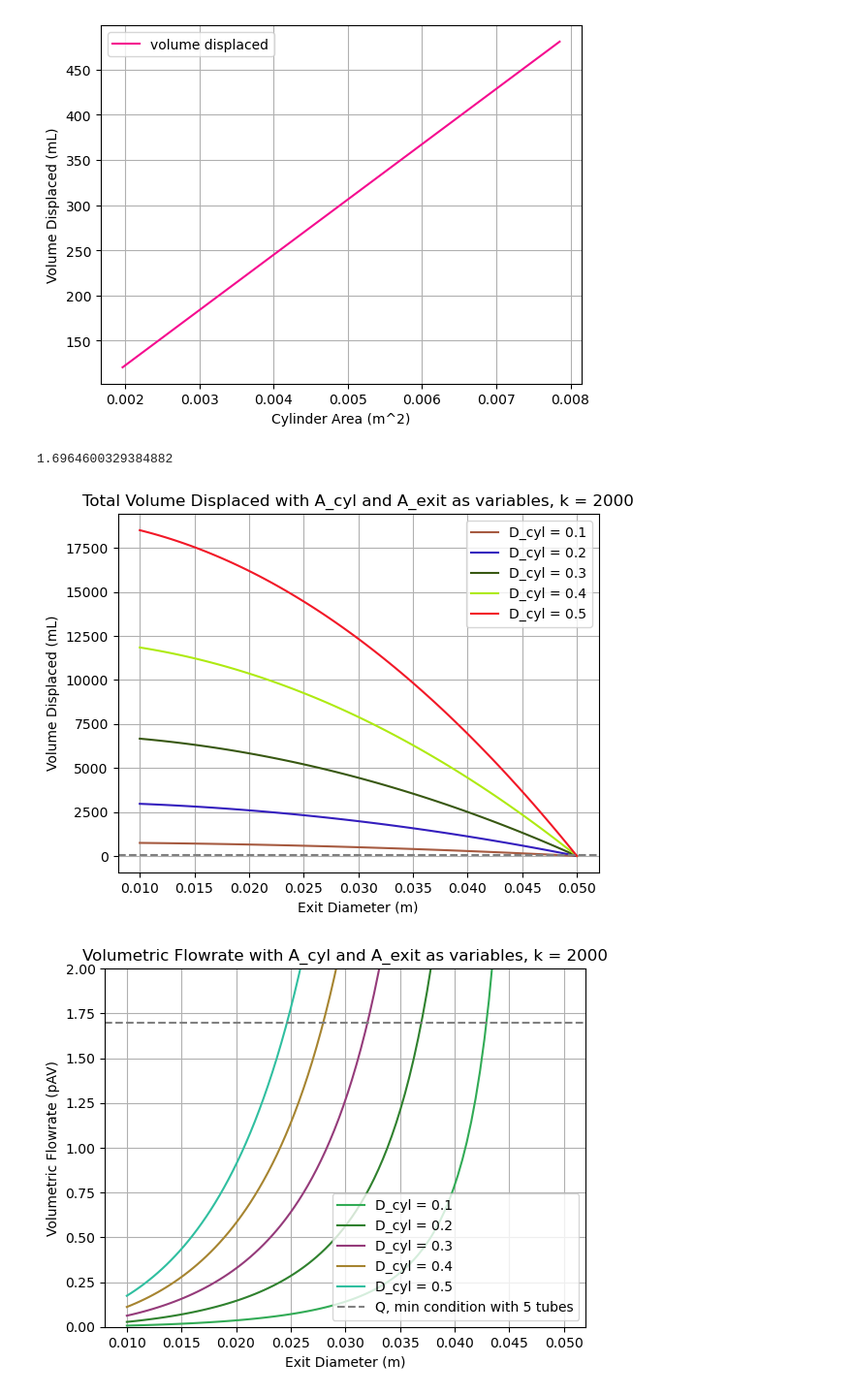
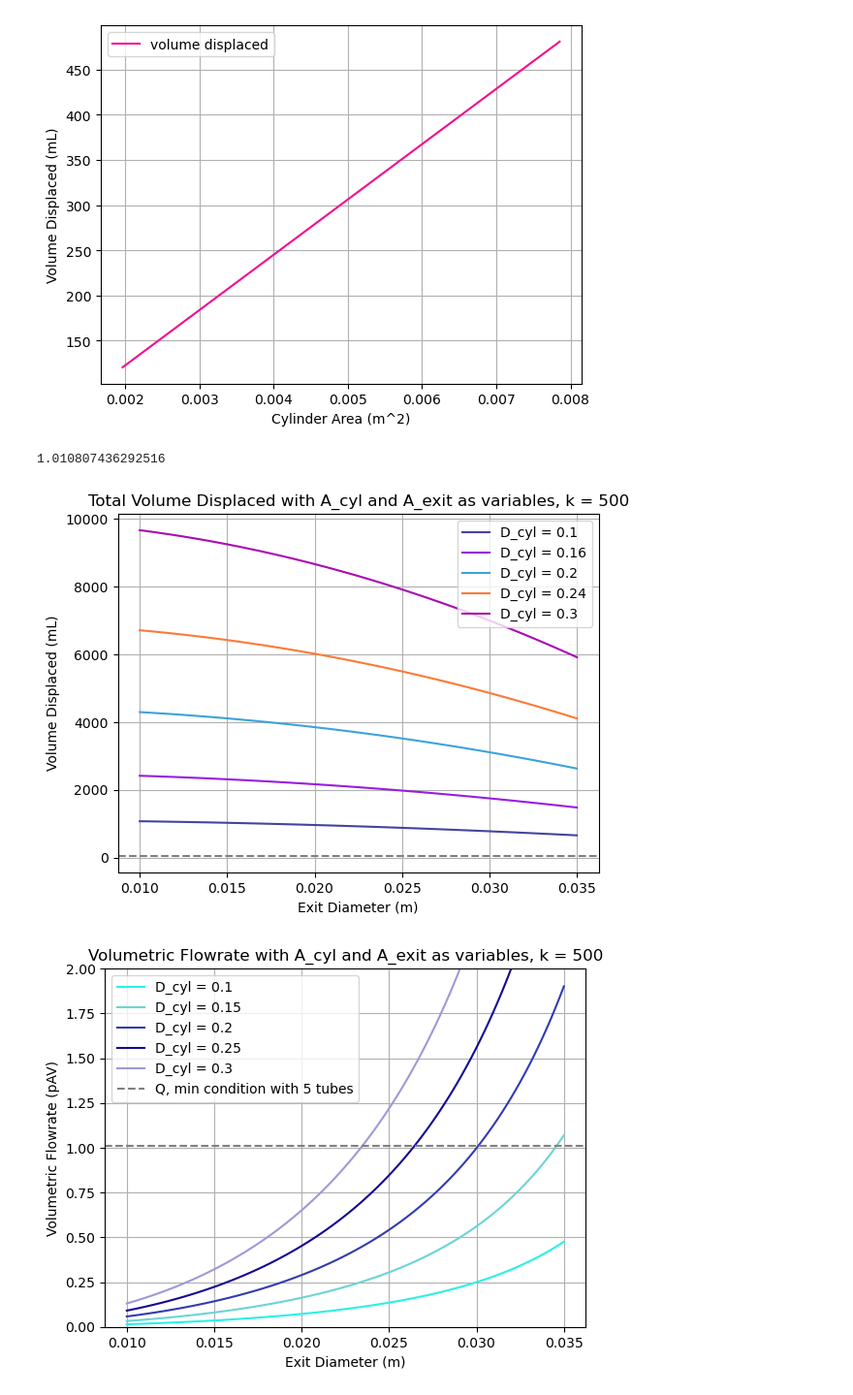
Before and after one commit to keroshanpillay/WeSuckOnWounds, a Jupyter notebook: retro_init_calcs.ipynb, the cells around one changed output. Shown at 97% size. Saved outputs shown, nothing was run; the diff lists cells and outputs as text; code cells hidden in the pictures.

```diff
--- a/retro_init_calcs.ipynb
+++ b/retro_init_calcs.ipynb
@@ -52,20 +53,20 @@ plt.grid()
 # %%
 #Pressure needed at syringe exit
 
-p_min = 100000
+p_min = 30000
 p_max = 200000
 
 
 #Spring
-k = 2000
+k = 500
 x = np.linspace(0, 0.1, 100) #0.1 meter syringe pullback
 
 #Syringe Details
-r = 0.4/2 #m
+r = 0.2/2 #m
 A_cyl_body = np.pi * r**2 #m^2
 
 #Exit conditions
-r_exit = 0.0275/2 #m
+r_exit = 0.025/2 #m
 A_exit = np.pi * r_exit**2 #m^2
 f_min = p_min * A_exit
 f_max = p_max * A_exit
@@ -97,9 +98,9 @@ fig, ax = plt.subplots()
 F_spring = k * x
 ax.plot(x, F_spring, label='k = '+str(k)+'N/m',c=np.random.rand(3,))
 ax.fill_between(x, f_min, F_spring,(F_spring>f_min)&(F_spring<=f_vac), color='blue', alpha=.2)
-ax.axhline(y=f_min, color='grey', linestyle='--', label='F_exit_min = '+str(p_min)+'Pa * A_exit'+' = '+str(round(f_min,2))+'N')
+ax.axhline(y=f_min, color='grey', linestyle='--', label='F_exit = '+str(p_min)+'Pa * A_exit'+' = '+str(round(f_min,1))+'N')
 #ax.axhline(y=f_max, color='black', linestyle='--', label='F_exit_max = '+str(p_max)+'Pa * A_exit' +' = '+str(round(f_max,2))+'N')
-ax.axhline(y=f_vac, color='green', linestyle='--', label='F_vac = '+str(round(f_vac,2))+'N')
+ax.axhline(y=f_vac, color='green', linestyle='--', label='F_vac = '+str(round(f_vac,1))+'N')
 plt.xlabel('Syringe Pullback (m)')
 plt.ylabel('Force (N)')
 plt.title('Force vs Syringe Pullback (Spring). Cylinder D = '+str(round(r*2*100,2))+'cm. Exit D = '+str(round(2*r_exit*100,2))+'cm')
@@ -161,20 +162,20 @@ deltaT = (0.5*k*(x_max-x_min)**2)/f_vac
 # %%
 #Pressure needed at syringe exit
 
-p_min = 100000
+p_min = 30000
 p_max = 100000
 
 
 #Spring
-k = 2000
+k = 500
 x = np.linspace(0, 0.1, 100) #0.1 meter syringe pullback
 
 #Syringe Details
-r = np.linspace(0.1,0.5,5)/2 #m
+r = np.linspace(0.1,0.3,5)/2 #m
 A_cyl_body = np.pi * r**2 #m^2
 
 #Exit conditions
-r_exit = np.linspace(0.01,0.05,100)/2 #m
+r_exit = np.linspace(0.01,0.035,100)/2 #m
 A_exit = np.pi * r_exit**2 #m^2
 f_min = p_min * A_exit
 f_max = p_max * A_exit
@@ -187,11 +188,11 @@ x_max = f_vac/k
 
 p_vac = 1000 #Pa
 
-rho_saline = 1000
+rho_saline = 1100
 
-v_flesh = 12
+v_flesh = 6.5
 n_tubes = 5
-Q_min = v_flesh * np.pi * 0.003**2 * rho_saline * 5
+Q_min = v_flesh * np.pi * 0.003**2 * rho_saline * n_tubes
 
 
 
@@ -206,36 +207,36 @@ for A_cyl_body in A_cyl_body:
     deltaT = (0.5*k*(x_max-x_min)**2)/f_vac
     v_ave = max(x)/(deltaT)
     Q = v_ave*A_exit*rho_saline
-    ax2.plot(2*np.sqrt(A_exit/np.pi), Q,label = 'D_cyl = '+str(round(2*np.sqrt(A_cyl_body/np.pi),3)), c=np.random.rand(3,))
+    ax2.plot(2*np.sqrt(A_exit/np.pi), Q,label = 'D_cyl = '+str(round(2*np.sqrt(A_cyl_body/np.pi),2)), c=np.random.rand(3,))
 
     volume_displaced = A_cyl_body*(x_max-x_min)*10**6 #mL
-    ax.plot(2*np.sqrt(A_exit/np.pi), volume_displaced, label = 'D_cyl = '+str(2*round(np.sqrt(A_cyl_body/np.pi),3)), c=np.random.rand(3,))
+    ax.plot(2*np.sqrt(A_exit/np.pi), volume_displaced, label = 'D_cyl = '+str(2*round(np.sqrt(A_cyl_body/np.pi),2)), c=np.random.rand(3,))
     ax.legend()
 
 
 ax.set_xlabel('Exit Diameter (m)')
 ax.set_ylabel('Volume Displaced (mL)')
 ax.axhline(y=50, color='grey', linestyle='--', label='50mL, min condition')
 ax.set_title('Total Volume Displaced with A_cyl and A_exit as variables, k = '+str(k))
 
 
 ax.grid()
 
 
 ax2.set_xlabel('Exit Diameter (m)')
 ax2.set_ylabel('Volumetric Flowrate (pAV)')
 ax2.axhline(y=Q_min, color='grey', linestyle='--', label='Q, min condition with ' + str(n_tubes) + ' tubes')
 print(Q_min)
 ax2.set_title('Volumetric Flowrate with A_cyl and A_exit as variables, k = '+str(k))
 ax2.grid()
 ax2.set_ylim(0,2)
-ax2.legend(loc='lower right')
+ax2.legend(loc='upper left')
 
 # plt.ticklabel_format(style='sci', axis='x', scilimits=(0,0))
 
 
 plt.show()
 # %% [output]
-1.6964600329384882
+1.010807436292516
-[figure, old version]
+[figure, new version]
-[figure, old version]
+[figure, new version]
```
Also changed, not shown: parts of 2 cells of this notebook.
